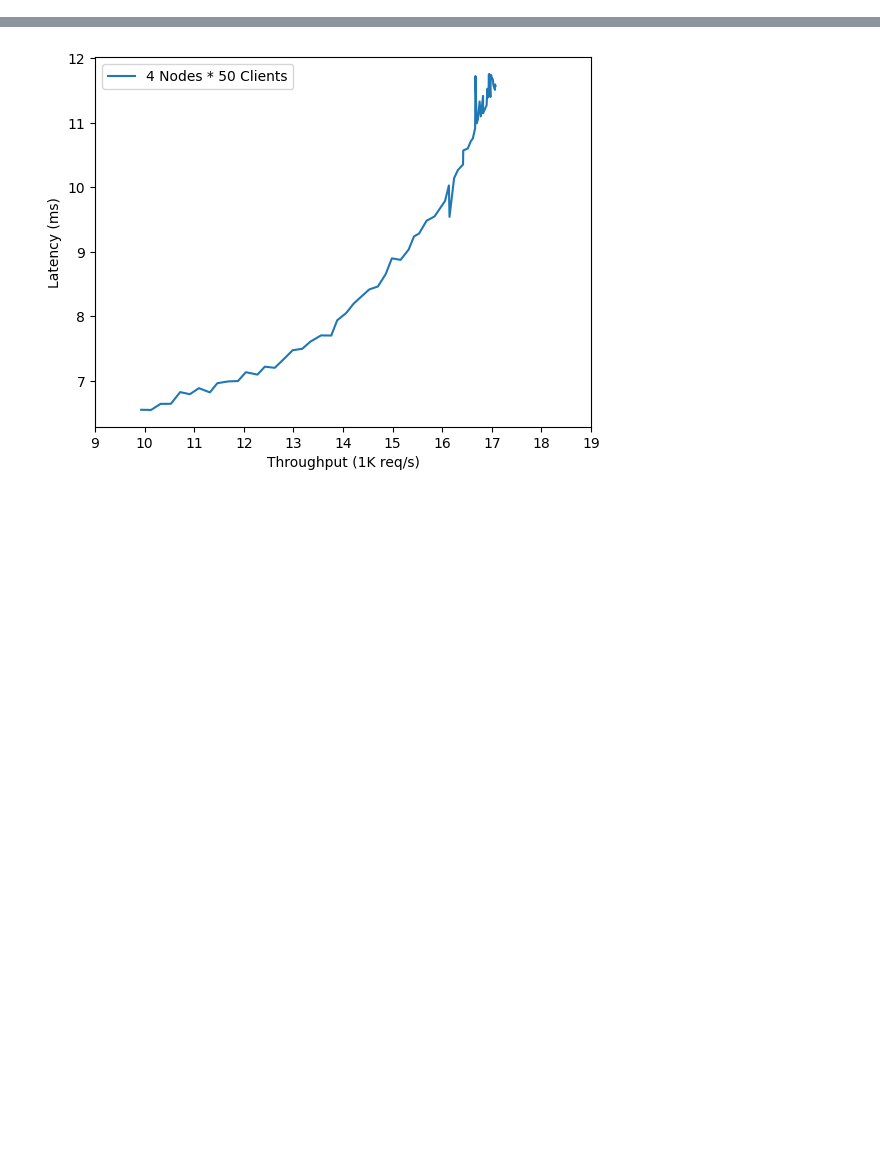
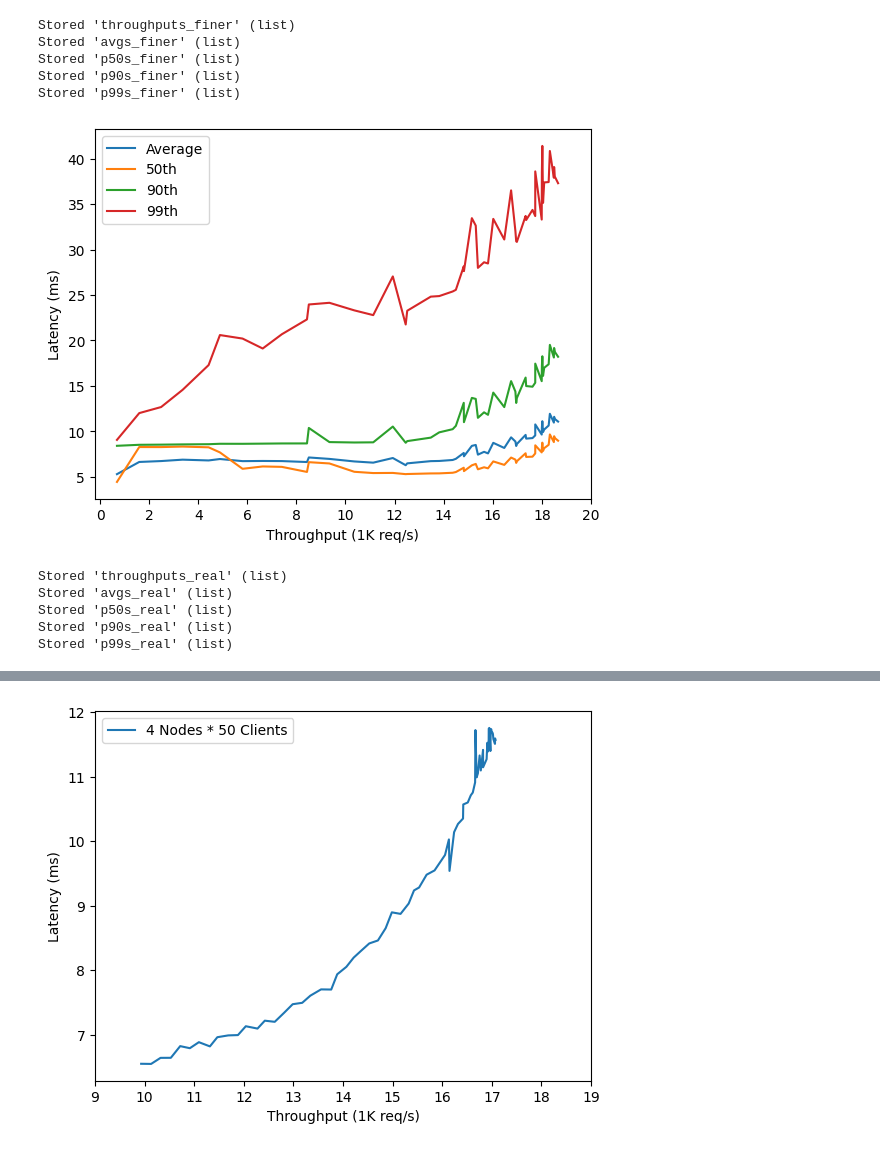
Before and after one commit to princeton-sns/frida, a Jupyter notebook: benchmark_notebook.ipynb, the cells around one changed output, grey strips where cells are left out. Drawn from its saved outputs; the diff is of its cells as text; code cells hidden in the pictures; blank space fills up the shorter version.

```diff
--- a/benchmark_notebook.ipynb
+++ b/benchmark_notebook.ipynb
@@ -74,0 +144,2 @@ server_task = await run_server("node0")
+# %%
+th, avg, p50,p90,p99 = await run_latency_exp(4, 10,2, 0,20,60,4)
@@ -180,0 +353,19 @@ Stored 'latencies_clienttest' (list)
+# %%
+throughputs_finer = throughputs
+avgs_finer = avgs
+p50s_finer=p50s
+p90s_finer=p90s
+p99s_finer=p99s
+
+%store throughputs_finer
+%store avgs_finer
+
+%store p50s_finer
+%store p90s_finer
+%store p99s_finer
+# %% [output]
+Stored 'throughputs_finer' (list)
+Stored 'avgs_finer' (list)
+Stored 'p50s_finer' (list)
+Stored 'p90s_finer' (list)
+Stored 'p99s_finer' (list)
@@ -180,0 +378,34 @@ Stored 'latencies_clienttest' (list)
+# %%
+throughputs_sorted, avgs_sorted = co_sort(throughputs_finer, avgs_finer)
+throughputs_sorted, p50s_sorted = co_sort(throughputs_finer, p50s_finer)
+throughputs_sorted, p90s_sorted = co_sort(throughputs_finer, p90s_finer)
+throughputs_sorted, p99s_sorted = co_sort(throughputs_finer, p99s_finer)
+plt.plot(np.array(throughputs_sorted)/1000.0, avgs_sorted, label="Average")
+plt.plot(np.array(throughputs_sorted)/1000.0, p50s_sorted, label="50th")
+plt.plot(np.array(throughputs_sorted)/1000.0, p90s_sorted, label="90th")
+plt.plot(np.array(throughputs_sorted)/1000.0, p99s_sorted, label="99th")
+plt.xticks(np.arange(0, 22, step = 2))
+plt.xlabel("Throughput (1K req/s)")
+plt.ylabel("Latency (ms)")
+plt.legend()
+plt.show()
+# %% [output]
+[figure, added]
+# %%
+throughputs_real = throughputs
+avgs_real = avgs
+p50s_real=p50s
+p90s_real=p90s
+p99s_real=p99s
+
+%store throughputs_real
+%store avgs_real
+%store p50s_real
+%store p90s_real
+%store p99s_real
+# %% [output]
+Stored 'throughputs_real' (list)
+Stored 'avgs_real' (list)
+Stored 'p50s_real' (list)
+Stored 'p90s_real' (list)
+Stored 'p99s_real' (list)
```
Also changed, not shown: parts of 31 cells of this notebook, 4 other files.
